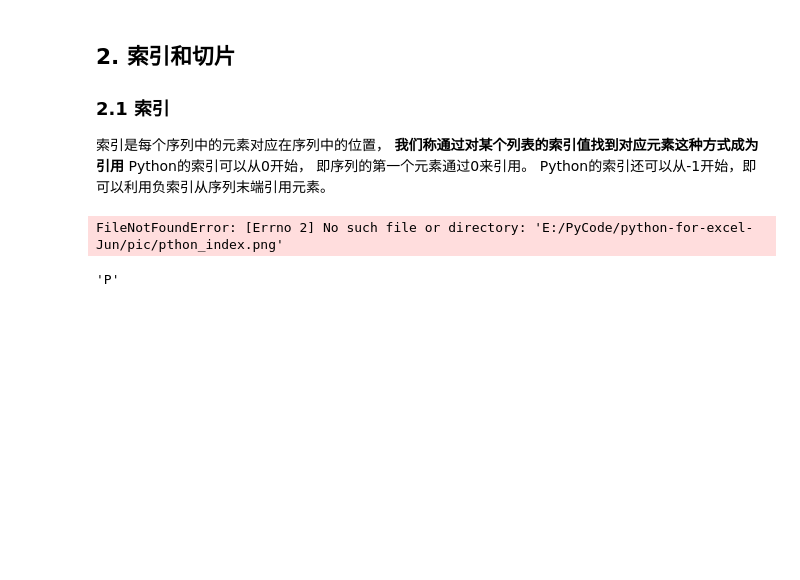
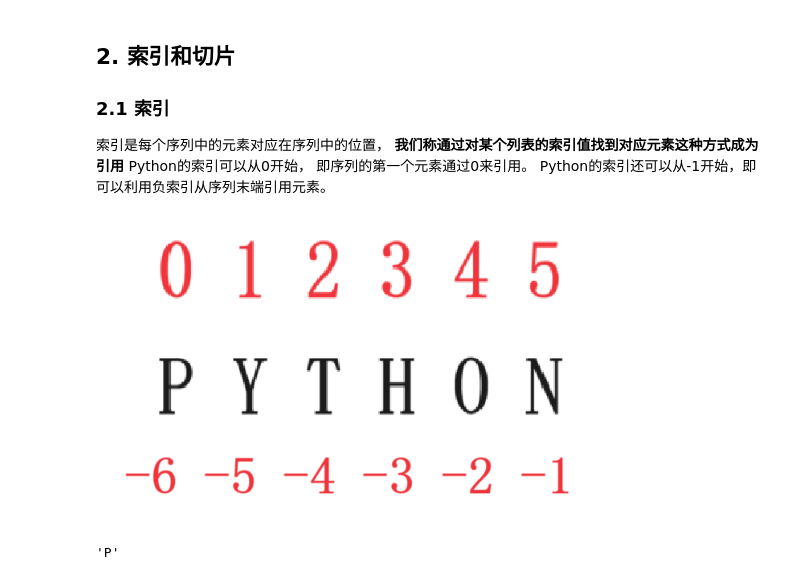
Before and after one commit to rw1995/python-for-excel-Jun, a Jupyter notebook: part1-python_example/3.Python入门.ipynb, the cells around one changed output. Saved outputs shown, nothing was run; the diff lists cells and outputs as text; code cells hidden in the pictures; blank space fills up the shorter version.

```diff
--- a/part1-python_example/3.Python入门.ipynb
+++ b/part1-python_example/3.Python入门.ipynb
@@ -112,10 +112,10 @@ Python的索引还可以从-1开始，即可以利用负索引从序列末端引
 # %%
 from PIL import Image
 # %%
-img = Image.open(r'E:/PyCode/python-for-excel-Jun/pic/pthon_index.png')
+img = Image.open(r'../pic/pthon_index.png')
 img
 # %% [output]
-FileNotFoundError: [Errno 2] No such file or directory: 'E:/PyCode/python-for-excel-Jun/pic/pthon_index.png'
+[figure, added]
 # %%
 lanuage = 'PYTHON'
 # %%
```
